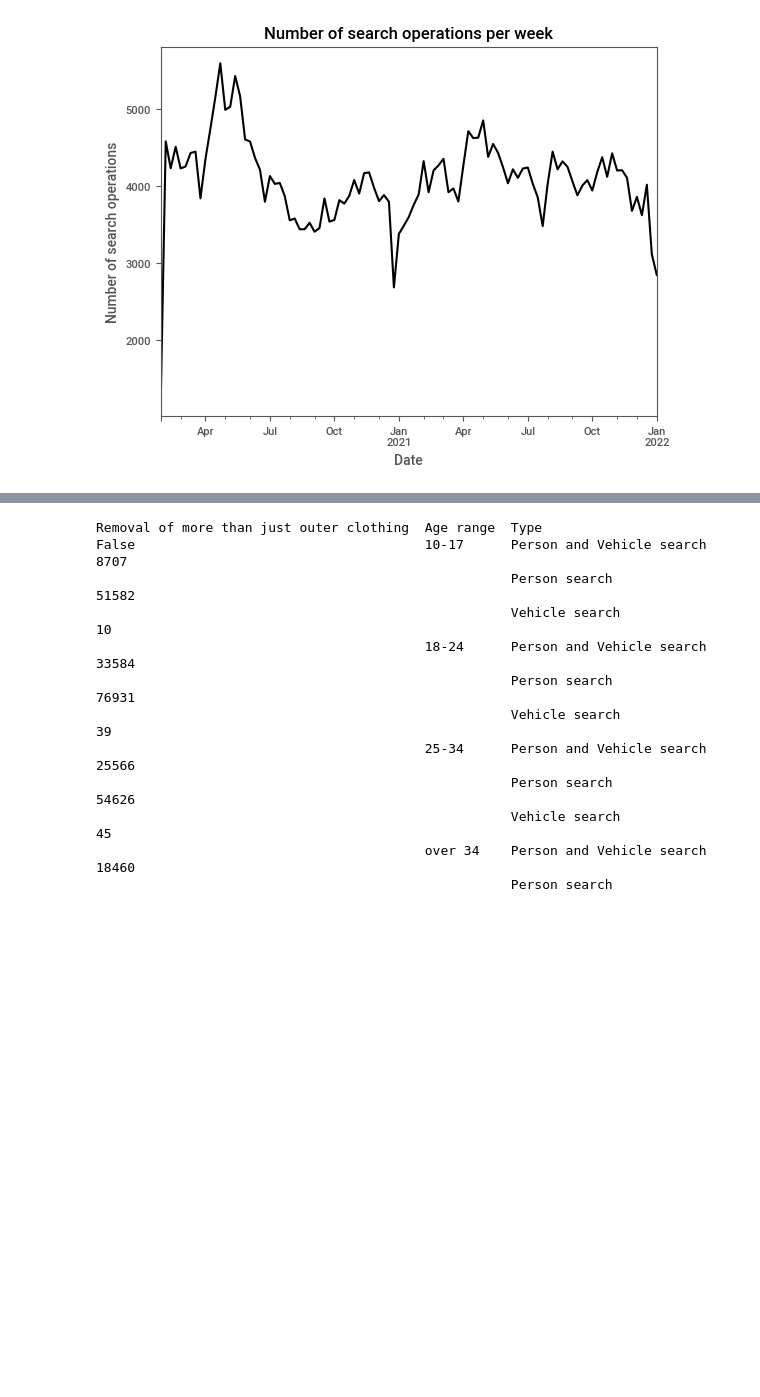
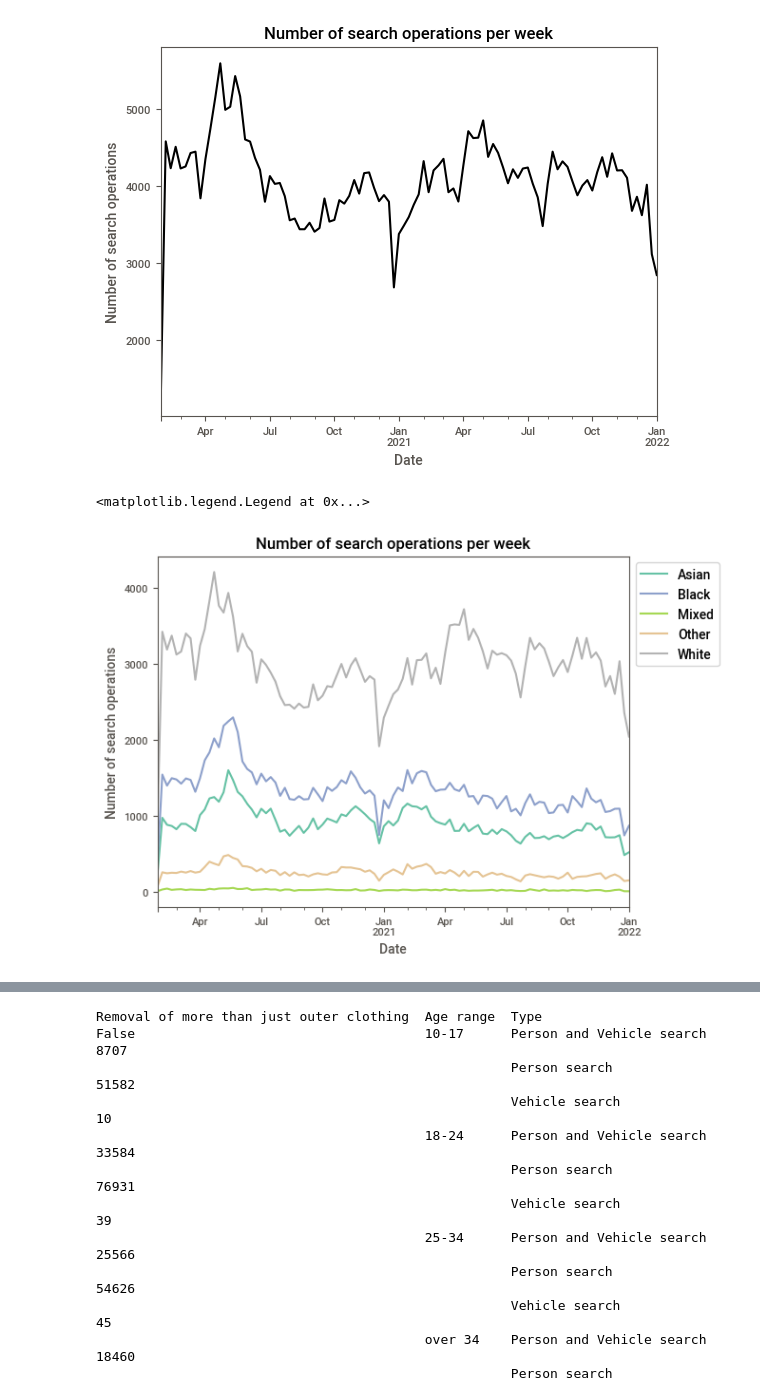
Before and after one commit to 0xjrr/ldsa-capstone-project, a Jupyter notebook: eda-capstone-data.ipynb, the cells around one changed output, grey strips where cells are left out. Cells and saved outputs as stored; diff of their text form; code cells hidden in the pictures; blank space fills up the shorter version.

```diff
--- a/eda-capstone-data.ipynb
+++ b/eda-capstone-data.ipynb
@@ -243,3 +243,8 @@ data.groupby('Date')['observation_id'].count().groupby(pd.Grouper(freq='W')).cou
 # %% [output]
 <AxesSubplot:title={'center':'Number of search operations per week'}, xlabel='Date', ylabel='Number of search operations'>
 [figure]
+# %%
+data.groupby(['Date', 'Officer-defined ethnicity'])['observation_id'].count().unstack().groupby(pd.Grouper(freq='W')).count().reset_index().plot(kind='line', x='Date', y=['Asian','Black','Mixed','Other','White',], ylabel='Number of search operations', title='Number of search operations per week', colormap='Set2').legend(loc='best', bbox_to_anchor=(1.0, 1.0))
+# %% [output]
+<matplotlib.legend.Legend at 0x...>
+[figure, added]
```
Also changed, not shown: parts of 1 cell of this notebook.
